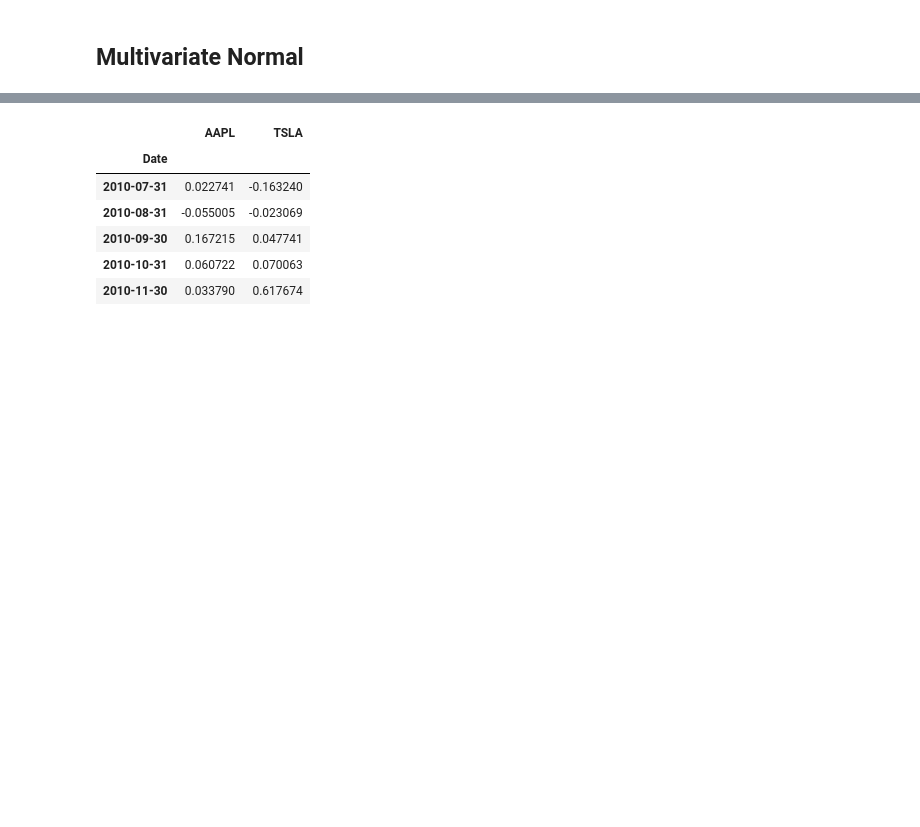
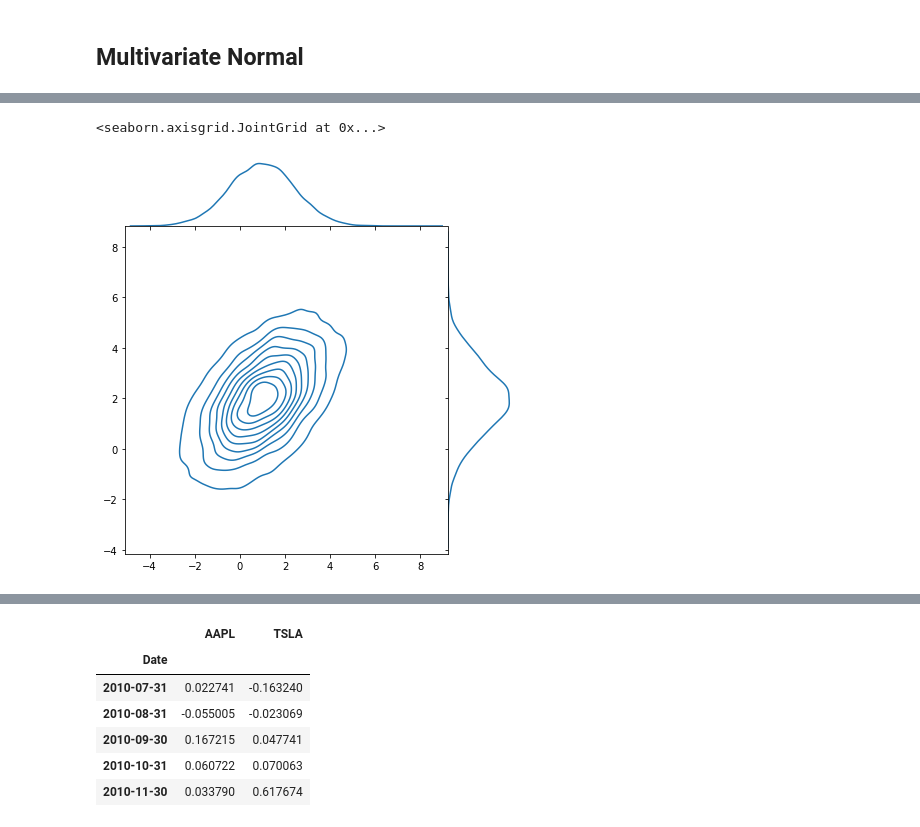
Before and after one commit to MalrangQuant/Simulation_Lecture, a Jupyter notebook: Inverse_Method.ipynb, the cells around one changed output, grey strips where cells are left out. Drawn from its saved outputs; the diff is of its cells as text; code cells hidden in the pictures; blank space fills up the shorter version.

```diff
--- a/Inverse_Method.ipynb
+++ b/Inverse_Method.ipynb
@@ -212,0 +225,6 @@ sns.scatterplot(z1_list, u1_list, ax=ax[1,2])
+# %%
+dimension = 2
+
+mean_vector = np.array([1,2]).reshape(2,1)
+covariance_matrix = np.array([[2,1],
+                              [1,2]])
@@ -212,0 +247,7 @@ sns.scatterplot(z1_list, u1_list, ax=ax[1,2])
+# %%
+epsilon = 10e-5
+
+K = covariance_matrix + epsilon * np.identity(dimension)
+
+L = np.linalg.cholesky(K)
+L
@@ -212,0 +269,4 @@ sns.scatterplot(z1_list, u1_list, ax=ax[1,2])
+# %%
+n = 10000
+
+u = np.random.normal(loc=0, scale=1, size=dimension*n).reshape(dimension, n)
@@ -212,0 +283,7 @@ sns.scatterplot(z1_list, u1_list, ax=ax[1,2])
+# %%
+x = mean_vector + L @ u
+# %%
+sns.jointplot(x=x[0], y=x[1], kind='kde', space=0)
+# %% [output]
+<seaborn.axisgrid.JointGrid at 0x...>
+[figure, added]
```
Also changed, not shown: parts of 30 cells of this notebook, 2 other files.
